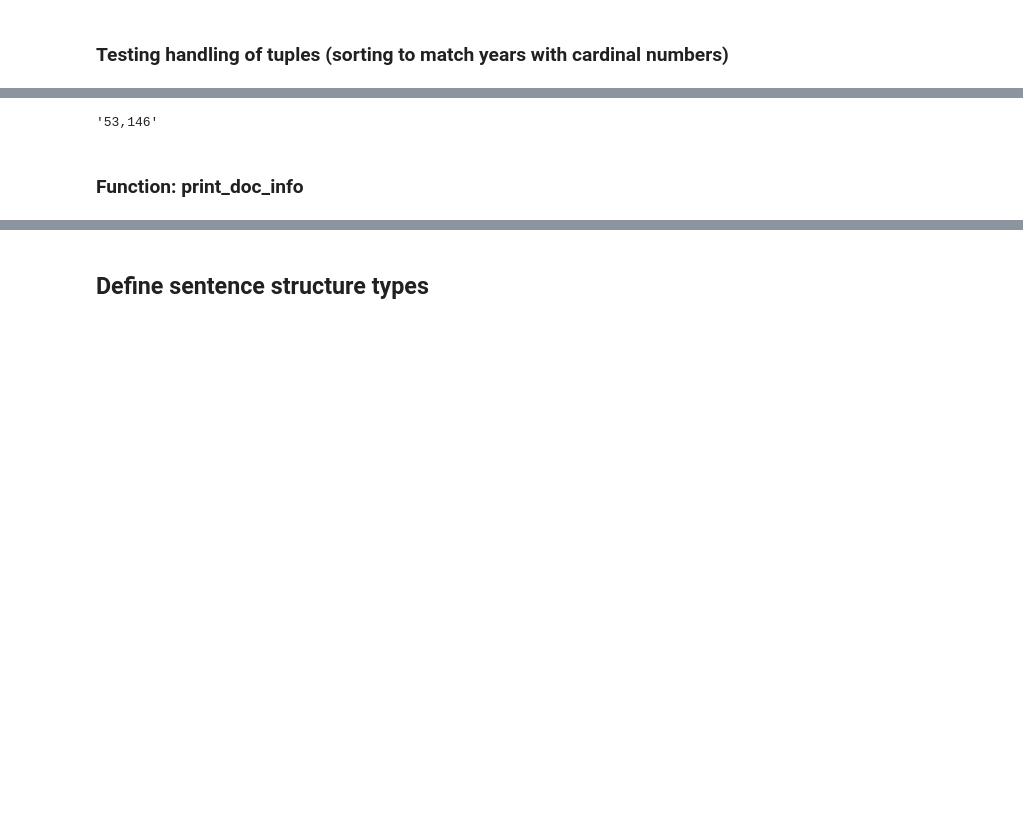
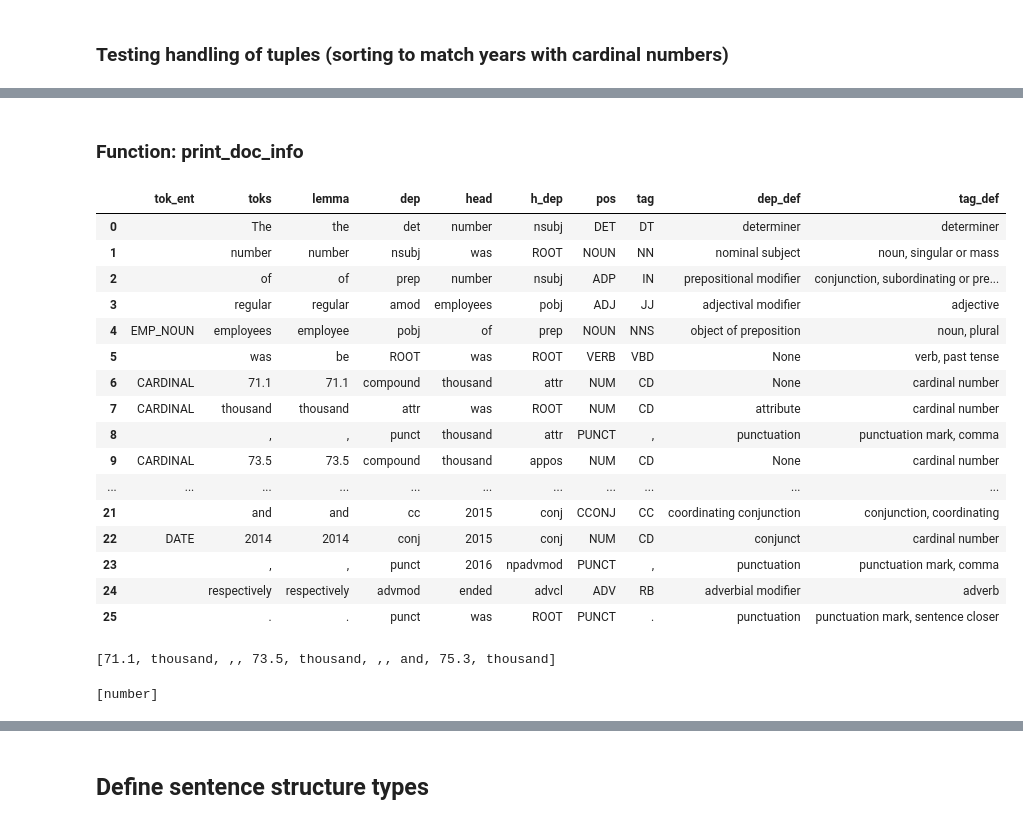
Before and after one commit to JarrodAJ/sec_employee_information_extraction, a Jupyter notebook: 4_Define_SpaCy_NER.ipynb, the cells around one changed output, grey strips where cells are left out. Cells and saved outputs as stored; diff of their text form; code cells hidden in the pictures; blank space fills up the shorter version.

```diff
--- a/4_Define_SpaCy_NER.ipynb
+++ b/4_Define_SpaCy_NER.ipynb
@@ -265,4 +423,0 @@ year_emps
-# %%
-max(year_emps)[1]
-# %% [output]
-'53,146'
@@ -355,3 +522,33 @@ def print_doc_info(doc):
     print("Cardinal entities are: ")
     card_filter = lambda w: w.ent_type_ == 'CARDINAL'
     print_df(make_tok_df(doc, card_filter), print_df_name=False)
+# %%
+thousands_sent_doc = nlp("The number of regular employees was 71.1 thousand, 73.5 thousand, and 75.3 thousand at years ended 2016, 2015 and 2014, respectively.")
+# %%
+print_df(make_tok_df(thousands_sent_doc))
+# %% [output]
+|  | tok_ent | toks | lemma | dep | head | h_dep | pos | tag | dep_def | tag_def |
+| 0 |  | The | the | det | number | nsubj | DET | DT | determiner | determiner |
+| 1 |  | number | number | nsubj | was | ROOT | NOUN | NN | nominal subject | noun, singular or mass |
+| 2 |  | of | of | prep | number | nsubj | ADP | IN | prepositional modifier | conjunction, subordinating or pre... |
+| 3 |  | regular | regular | amod | employees | pobj | ADJ | JJ | adjectival modifier | adjective |
+| 4 | EMP_NOUN | employees | employee | pobj | of | prep | NOUN | NNS | object of preposition | noun, plural |
+| 5 |  | was | be | ROOT | was | ROOT | VERB | VBD | None | verb, past tense |
+| 6 | CARDINAL | 71.1 | 71.1 | compound | thousand | attr | NUM | CD | None | cardinal number |
+| 7 | CARDINAL | thousand | thousand | attr | was | ROOT | NUM | CD | attribute | cardinal number |
+| 8 |  | , | , | punct | thousand | attr | PUNCT | , | punctuation | punctuation mark, comma |
+| 9 | CARDINAL | 73.5 | 73.5 | compound | thousand | appos | NUM | CD | None | cardinal number |
+| ... | ... | ... | ... | ... | ... | ... | ... | ... | ... | ... |
+| 21 |  | and | and | cc | 2015 | conj | CCONJ | CC | coordinating conjunction | conjunction, coordinating |
+| 22 | DATE | 2014 | 2014 | conj | 2015 | conj | NUM | CD | conjunct | cardinal number |
+| 23 |  | , | , | punct | 2016 | npadvmod | PUNCT | , | punctuation | punctuation mark, comma |
+| 24 |  | respectively | respectively | advmod | ended | advcl | ADV | RB | adverbial modifier | adverb |
+| 25 |  | . | . | punct | was | ROOT | PUNCT | . | punctuation | punctuation mark, sentence closer |
+# %%
+list(list(thousands_sent_doc[4].head.head.head.rights)[0].subtree)
+# %% [output]
+[71.1, thousand, ,, 73.5, thousand, ,, and, 75.3, thousand]
+# %%
+[r for r in thousands_sent_doc[4].head.head.head.lefts]
+# %% [output]
+[number]
```
Also changed, not shown: parts of 51 cells of this notebook, 2 other files.
